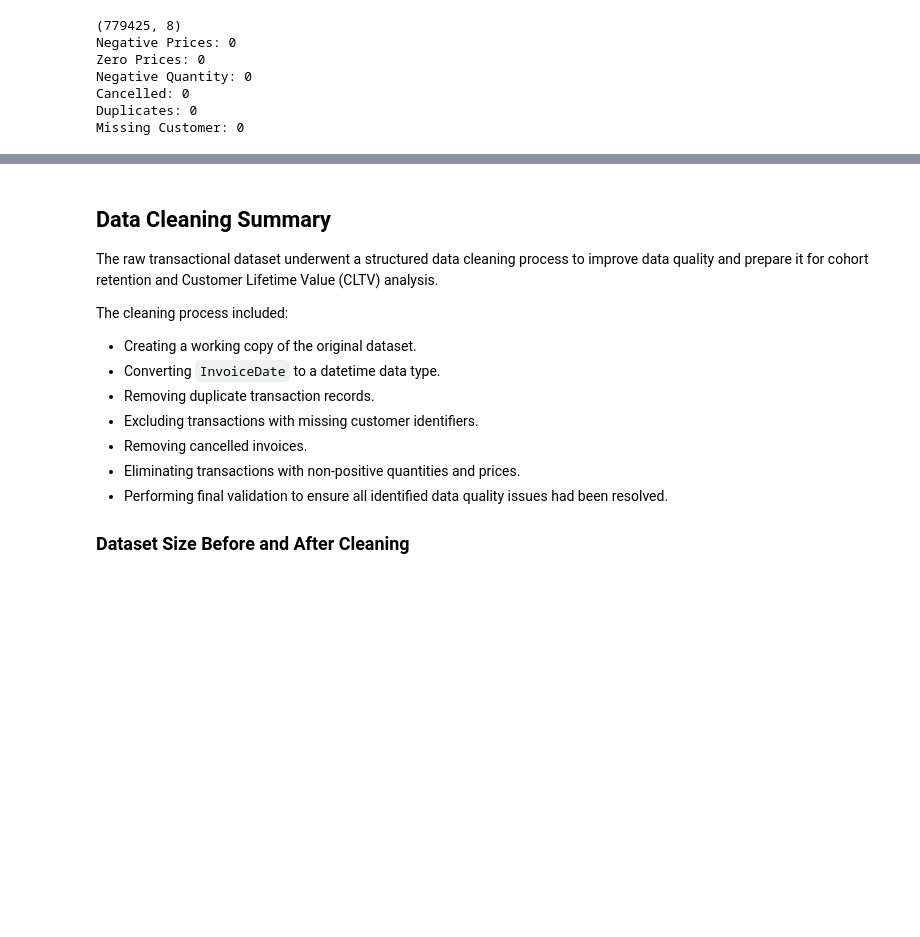
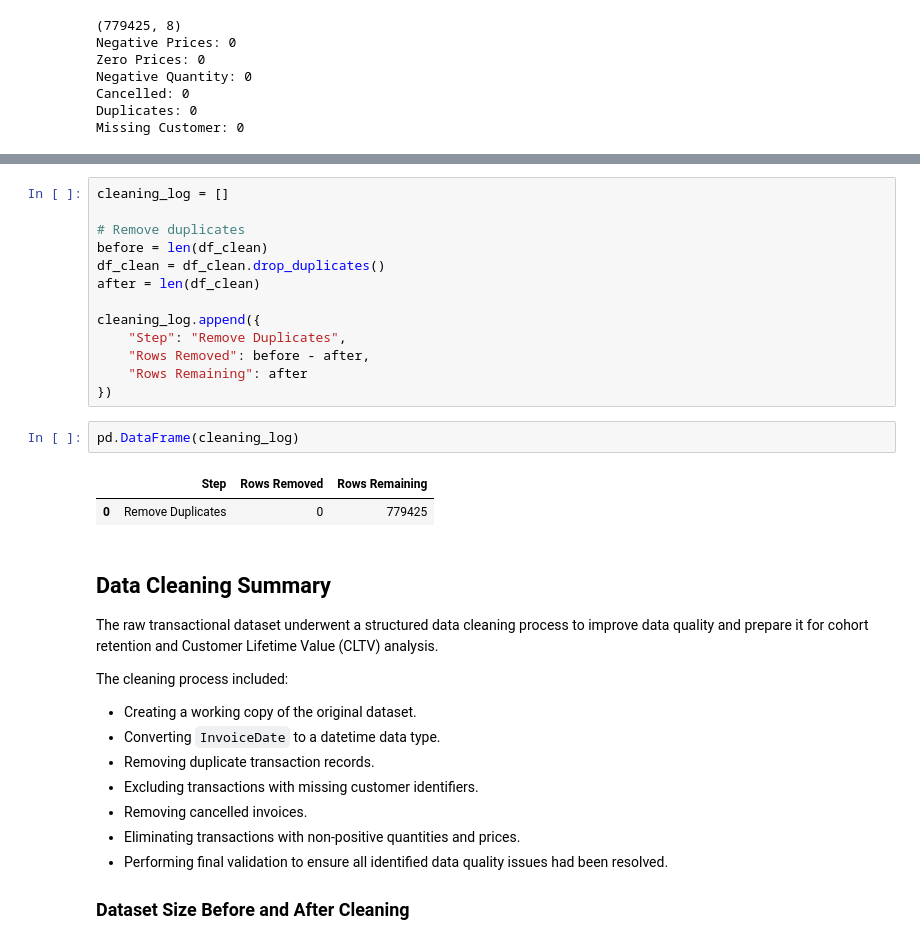
Before and after one commit to Tamoze/SaaS-ECommerce-Cohort-Retention-CLTV-Analysis, a Jupyter notebook: notebooks/01_data_cleaning.ipynb, the cells around one changed output, grey strips where cells are left out. Saved outputs shown, nothing was run; the diff lists cells and outputs as text; blank space fills up the shorter version.

```diff
--- a/notebooks/01_data_cleaning.ipynb
+++ b/notebooks/01_data_cleaning.ipynb
@@ -751,3 +787,21 @@ Missing Customer: 0
+# %%
+cleaning_log = []
+
+# Remove duplicates
+before = len(df_clean)
+df_clean = df_clean.drop_duplicates()
+after = len(df_clean)
+
+cleaning_log.append({
+    "Step": "Remove Duplicates",
+    "Rows Removed": before - after,
+    "Rows Remaining": after
+})
+# %%
+pd.DataFrame(cleaning_log)
+# %% [output]
+|  | Step | Rows Removed | Rows Remaining |
+| 0 | Remove Duplicates | 0 | 779425 |
 # %% [markdown]
 ## Data Cleaning Summary
 
```
Also changed, not shown: parts of 7 cells of this notebook, 2 other files.
